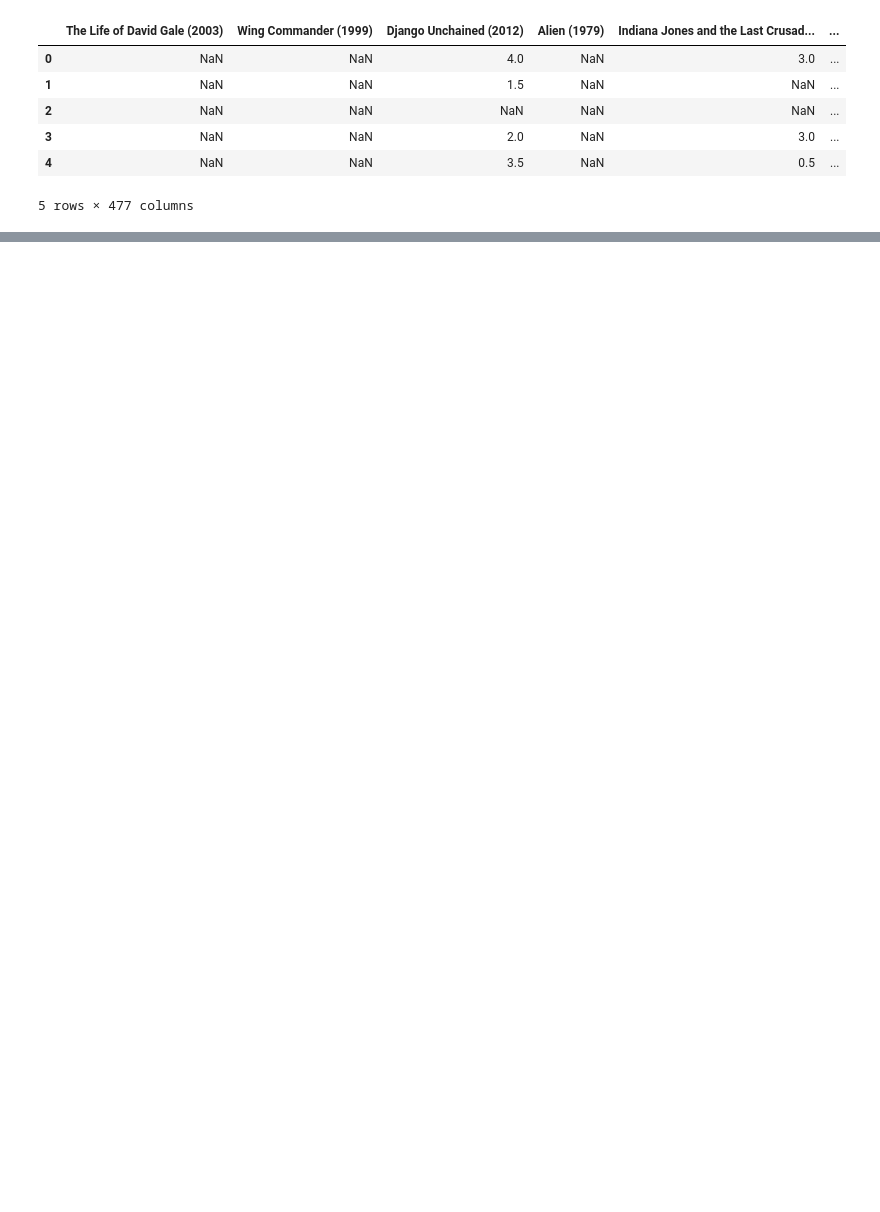
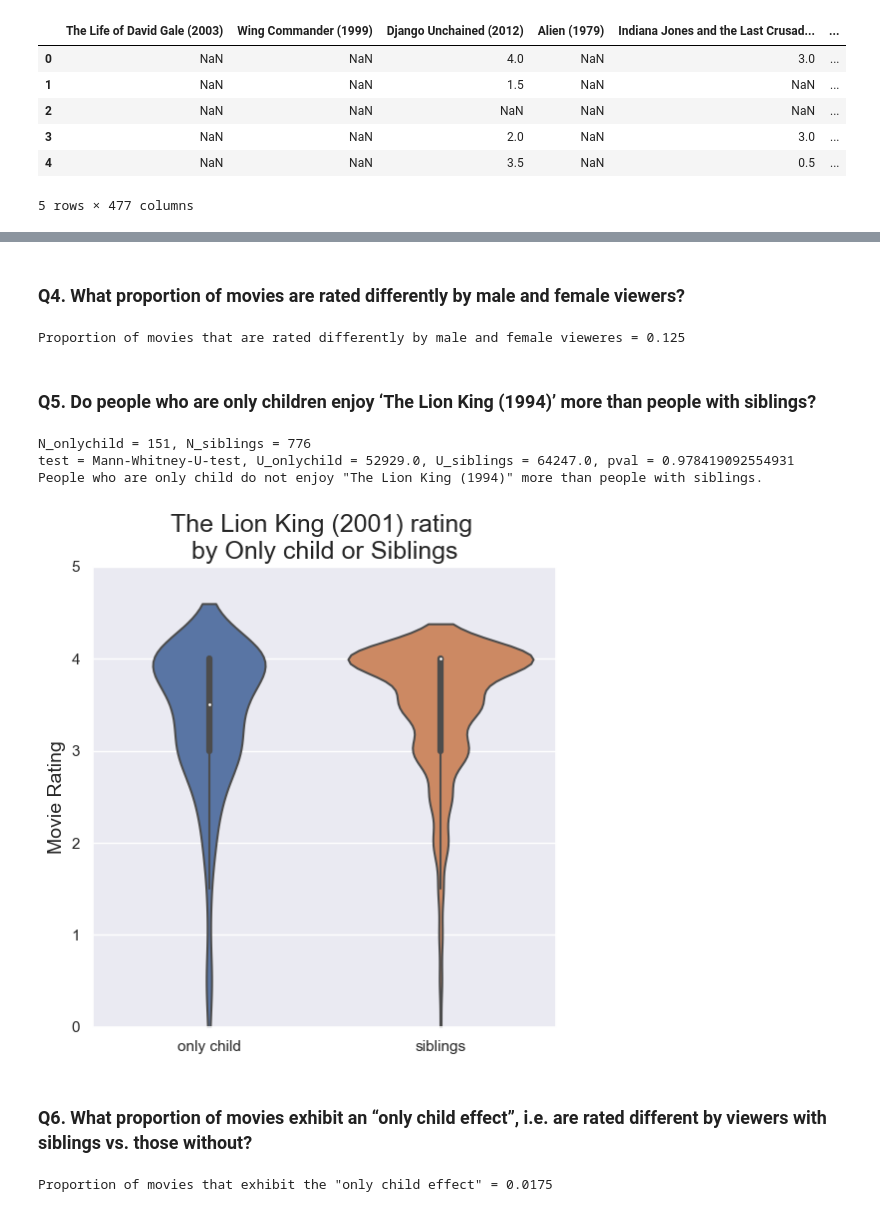
Before and after one commit to mindemory/datascience2022, a Jupyter notebook: datascience_project1.ipynb, the cells around one changed output, grey strips where cells are left out. Drawn from its saved outputs; the diff is of its cells as text; code cells hidden in the pictures; blank space fills up the shorter version.

```diff
--- a/datascience_project1.ipynb
+++ b/datascience_project1.ipynb
@@ -123,0 +171,72 @@ plt.show()
+# %% [markdown]
+### Q4. What proportion of movies are rated differently by male and female viewers?
+# %%
+female_df = df[df['Gender identity (1 = female; 2 = male; 3 = self-described)'] == 1]
+male_df = df[df['Gender identity (1 = female; 2 = male; 3 = self-described)'] == 2]
+different_rating_count = 0
+for idx in range(movie_col_count):
+    movie_rating_female = female_df.iloc[:, idx].dropna()
+    movie_rating_male = male_df.iloc[:, idx].dropna()
+    nx, ny = movie_rating_female.shape[0], movie_rating_male.shape[0]
+    U_female, pval, issignificant = perform_statistical_test('utest', movie_rating_female, movie_rating_male, 'two-sided')
+
+    if issignificant:
+        different_rating_count += 1
+proportion_different = round(different_rating_count/movie_col_count, 4)
+print(f'Proportion of movies that are rated differently by male and female vieweres = {proportion_different}')
+# %% [output]
+Proportion of movies that are rated differently by male and female vieweres = 0.125
+# %% [markdown]
+### Q5. Do people who are only children enjoy ‘The Lion King (1994)’ more than people with siblings?
+# %%
+onlychild_df = df[df['Are you an only child? (1: Yes; 0: No; -1: Did not respond)'] == 1]
+siblings_df = df[df['Are you an only child? (1: Yes; 0: No; -1: Did not respond)'] == 0]
+lionking_rating_onlychild = onlychild_df['The Lion King (1994)'].dropna()
+lionking_rating_siblings = siblings_df['The Lion King (1994)'].dropna()
+nx, ny = lionking_rating_onlychild.shape[0], lionking_rating_siblings.shape[0]
+print(f'N_onlychild = {nx}, N_siblings = {ny}')
+U_onlychild, pval, issignificant = perform_statistical_test('utest', lionking_rating_onlychild, lionking_rating_siblings, 'greater')
+U_siblings = nx*ny - U_onlychild
+print(f'test = Mann-Whitney-U-test, U_onlychild = {round(U_onlychild, 4)}, U_siblings = {round(U_siblings, 4)}, pval = {pval}')
+if issignificant:
+    print('People who are only child enjoy "The Lion King (1994)" more than people with siblings.')
+else:
+    print('People who are only child do not enjoy "The Lion King (1994)" more than people with siblings.')
+
+data = {
+    'only child' : lionking_rating_onlychild,
+    'siblings' : lionking_rating_siblings
+}
+maxsize = max([a.size for a in data.values()])
+data_pad = {k:np.pad(v, pad_width=(0,maxsize-v.size,), mode='constant', constant_values=np.nan) for k,v in data.items()}
+df_temp = pd.DataFrame(data_pad)
+
+fig, ax = plt.subplots(figsize = (6, 6))
+sns.violinplot(data=df_temp)
+plt.title('The Lion King (2001) rating \nby Only child or Siblings', fontsize=font_titlesize)
+plt.ylabel('Movie Rating', fontsize=font_axeslabelsize)
+plt.ylim([0, 5])
+plt.show()
+# %% [output]
+N_onlychild = 151, N_siblings = 776
+test = Mann-Whitney-U-test, U_onlychild = 52929.0, U_siblings = 64247.0, pval = 0.978419092554931
+People who are only child do not enjoy "The Lion King (1994)" more than people with siblings.
+[figure, added]
+# %% [markdown]
+### Q6. What proportion of movies exhibit an “only child effect”, i.e. are rated different by viewers with siblings vs. those without?
+# %%
+onlychild_df = df[df['Are you an only child? (1: Yes; 0: No; -1: Did not respond)'] == 1]
+siblings_df = df[df['Are you an only child? (1: Yes; 0: No; -1: Did not respond)'] == 0]
+different_rating_count = 0
+for idx in range(movie_col_count):
+    movie_rating_onlychild = onlychild_df.iloc[:, idx].dropna()
+    movie_rating_siblings = siblings_df.iloc[:, idx].dropna()
+    nx, ny = movie_rating_onlychild.shape[0], movie_rating_siblings.shape[0]
+    U_onlychild, pval, issignificant = perform_statistical_test('utest', movie_rating_onlychild, movie_rating_siblings, 'two-sided')
+
+    if issignificant:
+        different_rating_count += 1
+proportion_different = round(different_rating_count/movie_col_count, 4)
+print(f'Proportion of movies that exhibit the "only child effect" = {proportion_different}')
+# %% [output]
+Proportion of movies that exhibit the "only child effect" = 0.0175
```
Also changed, not shown: parts of 31 cells of this notebook, 3 other files.
